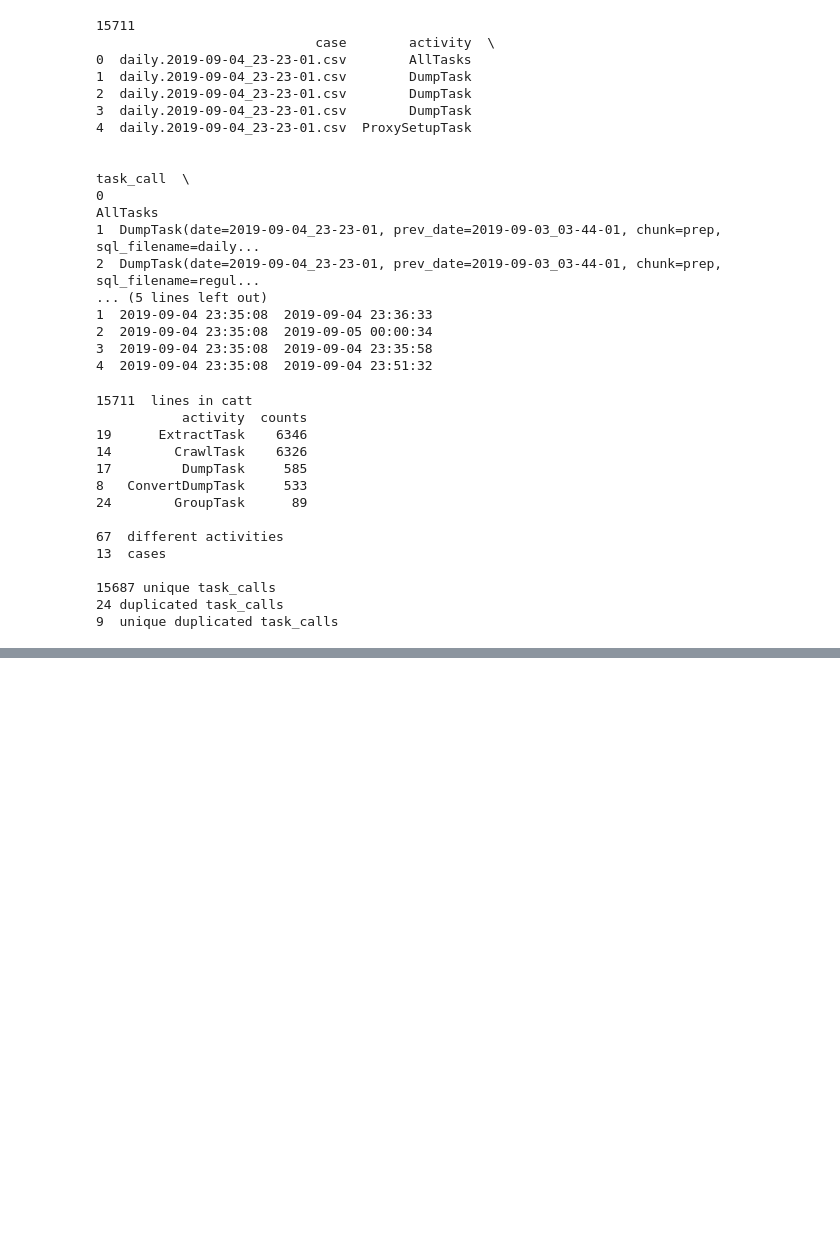
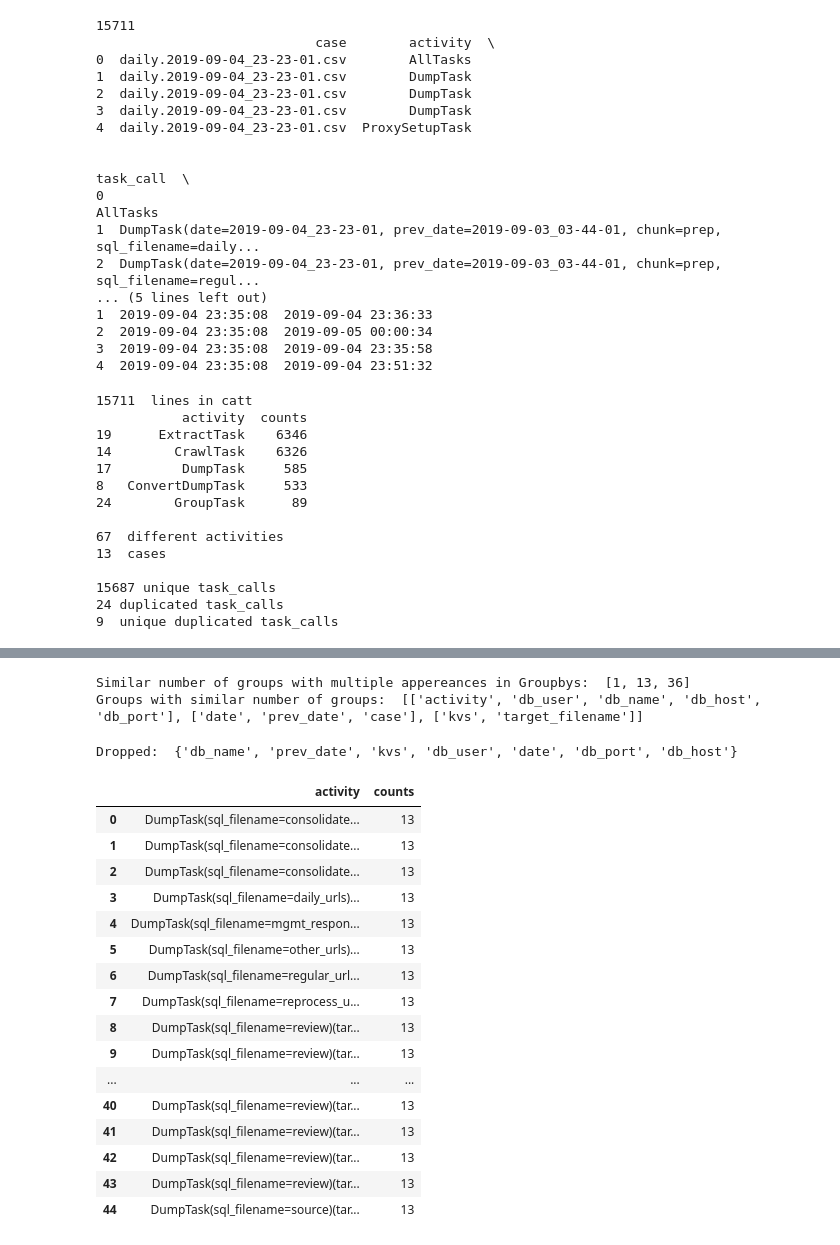
Before and after one commit to andreamalhera/perfSky, a Jupyter notebook: notebooks/logsToCatts.ipynb, the cells around one changed output, grey strips where cells are left out. Drawn from its saved outputs; the diff is of its cells as text; code cells hidden in the pictures; blank space fills up the shorter version.

```diff
--- a/notebooks/logsToCatts.ipynb
+++ b/notebooks/logsToCatts.ipynb
@@ -372,0 +498,75 @@ KeyError: "['task_call'] not in index"
+# %%
+similar_group_descr = groups_description.groupby(by=['different_groups_per_column']).size().reset_index(name='similar_group')
+similar_group_counts = similar_group_descr[similar_group_descr['similar_group']>1]['different_groups_per_column'].tolist()
+print('Similar number of groups with multiple appereances in Groupbys: ', similar_group_counts)
+
+drop_candidates = []
+for group in similar_group_counts:
+    parameters = groups_description[groups_description['different_groups_per_column']==group]['column'].tolist()
+    drop_candidates.append(parameters)
+print('Groups with similar number of groups: ', drop_candidates)
+# %% [output]
+Similar number of groups with multiple appereances in Groupbys:  [1, 13, 36]
+Groups with similar number of groups:  [['activity', 'db_user', 'db_name', 'db_host', 'db_port'], ['date', 'prev_date', 'case'], ['kvs', 'target_filename']]
+# %%
+def get_activity_new_name(old_name, column_key, column_value):
+    activity_name = str(old_name)+'('+str(column_key)
+    if column_value is np.nan:
+        activity_name = activity_name+'=None'
+    else:
+        activity_name = activity_name+'='+str(column_value)
+    activity_name = activity_name +')'
+    return activity_name
+
+def clean_insignificant_columns(df, drop_candidates):
+    columns_to_drop = []
+    verified_candidates = []
+    number_of_cases = len(df.groupby(['case']))
+    flag =0
+    for group_candidates in drop_candidates:
+        for i, candidate in enumerate(group_candidates):
+            group_counts = df.groupby([candidate]).size().reset_index(name='counts').sort_values(by=['counts'])['counts'].tolist()
+            if len(group_counts)==1 or len(group_counts)==number_of_cases:
+                if (all(item == group_counts[0] for item in group_counts) and (group_counts[0]*len(group_counts))== len(df)):
+                    #or all(item == number_of_cases for item in group_counts)
+                    verified_candidates.append(candidate)
+            else:
+                flag = 1
+                break
+        if flag:
+            first_candidate_counts = df.groupby([group_candidates[0]]).size().reset_index(name='counts')['counts'].tolist()
+            if (all(first_candidate_counts==df.groupby([item]).size().reset_index(name='counts')['counts'].tolist() for item in group_candidates)):
+                all(verified_candidates.append(item) for item in group_candidates[:-1])
+            flag = 0
+    columns_to_drop = set(verified_candidates)-set(catt.columns)
+    df = df.drop(columns_to_drop, axis=1)
+    print('Dropped: ',columns_to_drop)
+
+    for column in set(df.columns)-set(catt.columns)-set({'parameters', 'task_call'}):
+        df['activity'] = df.apply(lambda row: get_activity_new_name(row['activity'], column, row[column]), axis=1)
+    return df
+
+
+clean_dump = clean_insignificant_columns(activity_selection, drop_candidates)
+counts = clean_dump.groupby(['activity']).size().reset_index(name='counts').sort_values(by=['counts'], ascending=False)
+counts = counts.sort_values(by=['counts'], ascending = False)
+counts
+# %% [output]
+Dropped:  {'db_name', 'prev_date', 'kvs', 'db_user', 'date', 'db_port', 'db_host'}
+|  | activity | counts |
+| 0 | DumpTask(sql_filename=consolidate... | 13 |
+| 1 | DumpTask(sql_filename=consolidate... | 13 |
+| 2 | DumpTask(sql_filename=consolidate... | 13 |
+| 3 | DumpTask(sql_filename=daily_urls)... | 13 |
+| 4 | DumpTask(sql_filename=mgmt_respon... | 13 |
+| 5 | DumpTask(sql_filename=other_urls)... | 13 |
+| 6 | DumpTask(sql_filename=regular_url... | 13 |
+| 7 | DumpTask(sql_filename=reprocess_u... | 13 |
+| 8 | DumpTask(sql_filename=review)(tar... | 13 |
+| 9 | DumpTask(sql_filename=review)(tar... | 13 |
+| ... | ... | ... |
+| 40 | DumpTask(sql_filename=review)(tar... | 13 |
+| 41 | DumpTask(sql_filename=review)(tar... | 13 |
+| 42 | DumpTask(sql_filename=review)(tar... | 13 |
+| 43 | DumpTask(sql_filename=review)(tar... | 13 |
+| 44 | DumpTask(sql_filename=source)(tar... | 13 |
```
Also changed, not shown: parts of 14 cells of this notebook.
